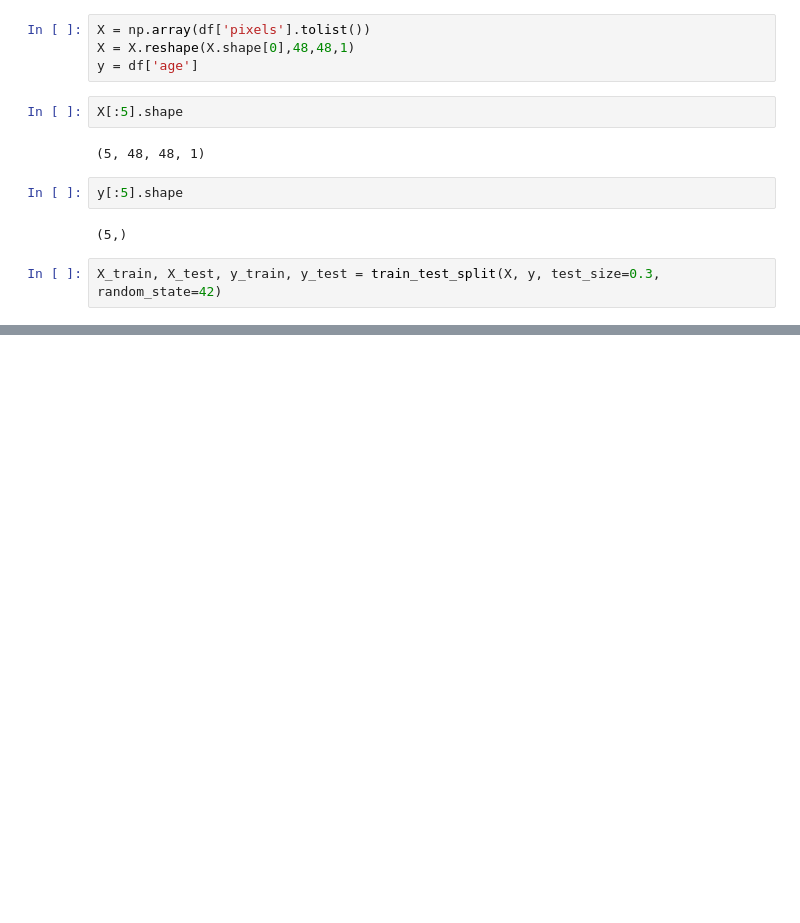
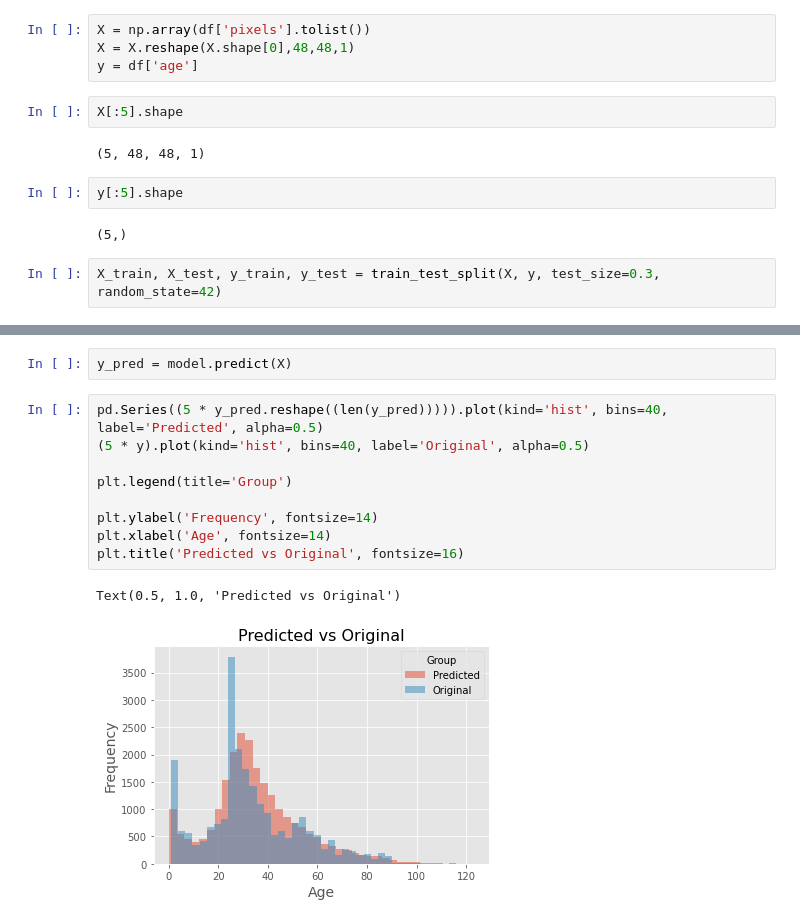
Before and after one commit to Facify/Models, a Jupyter notebook: CNN_UTK_Model_1_AgeRange.ipynb, the cells around one changed output, grey strips where cells are left out. Saved outputs shown, nothing was run; the diff lists cells and outputs as text; blank space fills up the shorter version.

```diff
--- a/CNN_UTK_Model_1_AgeRange.ipynb
+++ b/CNN_UTK_Model_1_AgeRange.ipynb
@@ -106,0 +172,14 @@ X_train, X_test, y_train, y_test = train_test_split(X, y, test_size=0.3, random_
+# %%
+y_pred = model.predict(X)
+# %%
+pd.Series((5 * y_pred.reshape((len(y_pred))))).plot(kind='hist', bins=40, label='Predicted', alpha=0.5)
+(5 * y).plot(kind='hist', bins=40, label='Original', alpha=0.5)
+
+plt.legend(title='Group')
+
+plt.ylabel('Frequency', fontsize=14)
+plt.xlabel('Age', fontsize=14)
+plt.title('Predicted vs Original', fontsize=16)
+# %% [output]
+Text(0.5, 1.0, 'Predicted vs Original')
+[figure, added]
```
Also changed, not shown: parts of 7 cells of this notebook.
